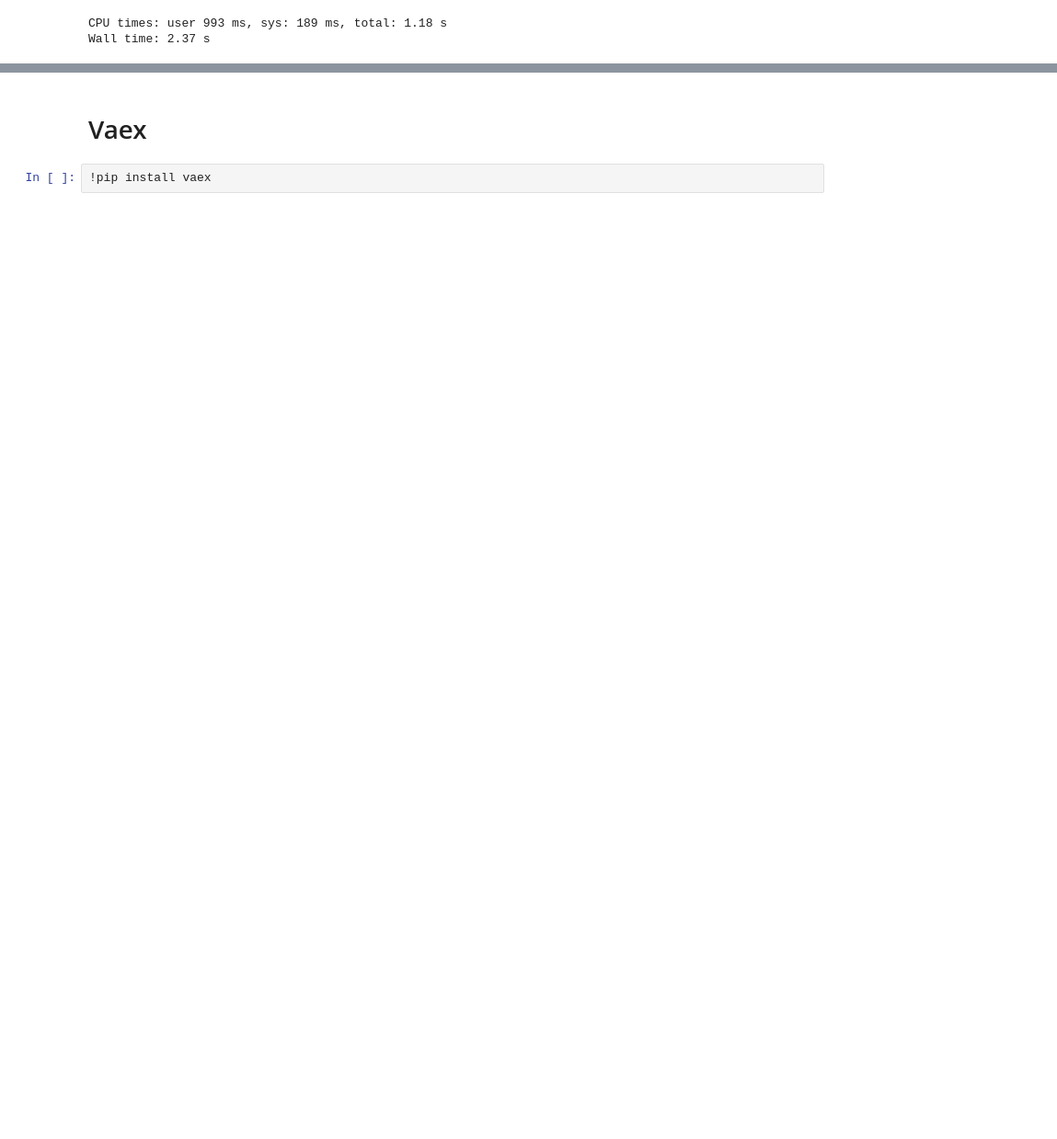
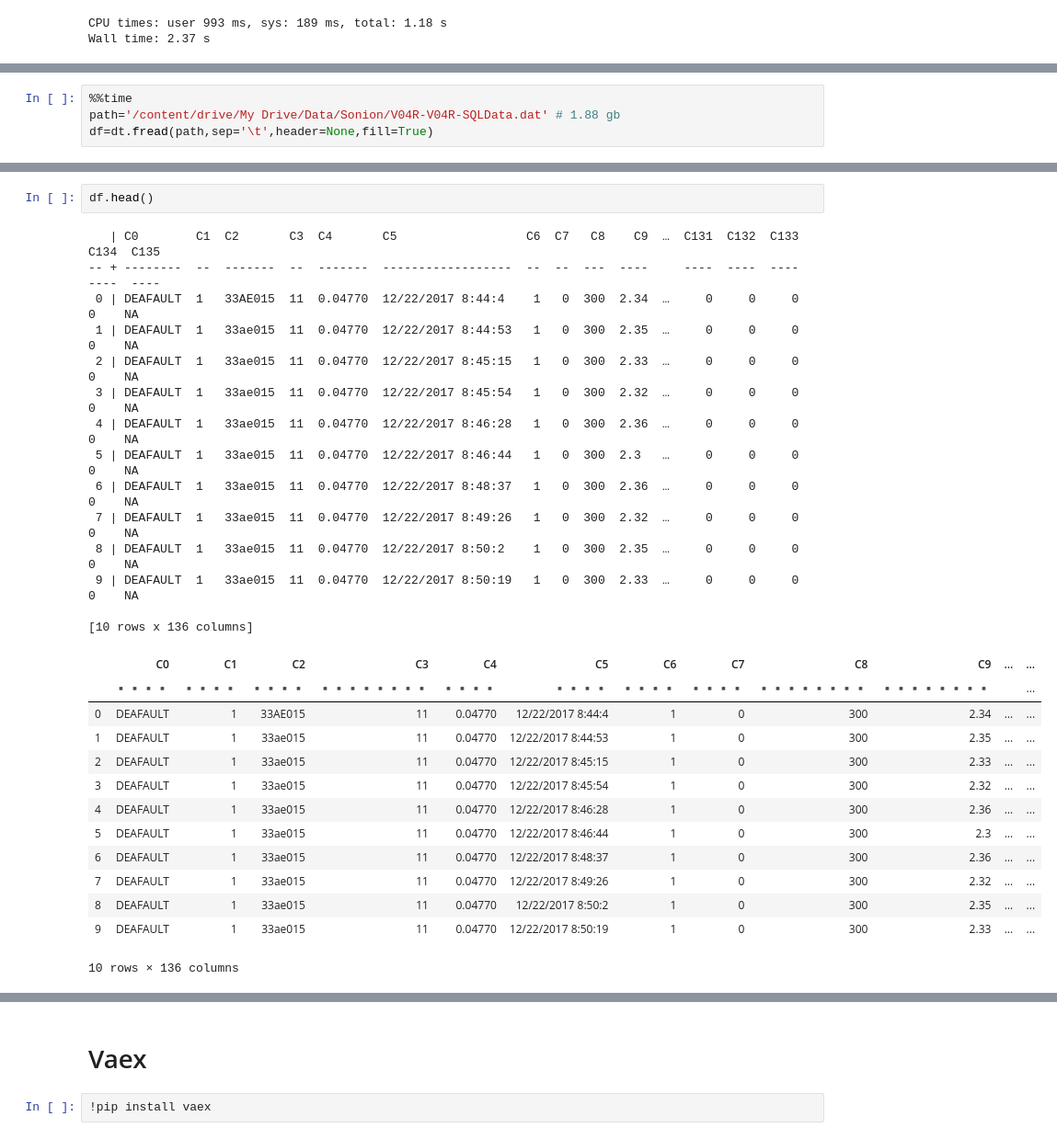
Before and after one commit to duybluemind1988/Data-science, a Jupyter notebook: Sonion/Compare_all_bigdata_method.ipynb, the cells around one changed output, grey strips where cells are left out. Shown at 92% size. Drawn from its saved outputs; the diff is of its cells as text; blank space fills up the shorter version.

```diff
--- a/Sonion/Compare_all_bigdata_method.ipynb
+++ b/Sonion/Compare_all_bigdata_method.ipynb
@@ -389,0 +539,4 @@ Wall time: 2.37 s
+# %%
+%%time
+path='/content/drive/My Drive/Data/Sonion/V04R-V04R-SQLData.dat' # 1.88 gb
+df=dt.fread(path,sep='\t',header=None,fill=True)
@@ -389,0 +546,30 @@ Wall time: 2.37 s
+# %%
+df.head()
+# %% [output]
+   | C0        C1  C2       C3  C4       C5                  C6  C7   C8    C9  …  C131  C132  C133  C134  C135
+-- + --------  --  -------  --  -------  ------------------  --  --  ---  ----     ----  ----  ----  ----  ----
+ 0 | DEAFAULT  1   33AE015  11  0.04770  12/22/2017 8:44:4    1   0  300  2.34  …     0     0     0     0    NA
+ 1 | DEAFAULT  1   33ae015  11  0.04770  12/22/2017 8:44:53   1   0  300  2.35  …     0     0     0     0    NA
+ 2 | DEAFAULT  1   33ae015  11  0.04770  12/22/2017 8:45:15   1   0  300  2.33  …     0     0     0     0    NA
+ 3 | DEAFAULT  1   33ae015  11  0.04770  12/22/2017 8:45:54   1   0  300  2.32  …     0     0     0     0    NA
+ 4 | DEAFAULT  1   33ae015  11  0.04770  12/22/2017 8:46:28   1   0  300  2.36  …     0     0     0     0    NA
+ 5 | DEAFAULT  1   33ae015  11  0.04770  12/22/2017 8:46:44   1   0  300  2.3   …     0     0     0     0    NA
+ 6 | DEAFAULT  1   33ae015  11  0.04770  12/22/2017 8:48:37   1   0  300  2.36  …     0     0     0     0    NA
+ 7 | DEAFAULT  1   33ae015  11  0.04770  12/22/2017 8:49:26   1   0  300  2.32  …     0     0     0     0    NA
+ 8 | DEAFAULT  1   33ae015  11  0.04770  12/22/2017 8:50:2    1   0  300  2.35  …     0     0     0     0    NA
+ 9 | DEAFAULT  1   33ae015  11  0.04770  12/22/2017 8:50:19   1   0  300  2.33  …     0     0     0     0    NA
+
+[10 rows x 136 columns]
+|  | C0 | C1 | C2 | C3 | C4 | C5 | C6 | C7 | C8 | C9 | … | ... |
+|  | ▪▪▪▪ | ▪▪▪▪ | ▪▪▪▪ | ▪▪▪▪▪▪▪▪ | ▪▪▪▪ | ▪▪▪▪ | ▪▪▪▪ | ▪▪▪▪ | ▪▪▪▪▪▪▪▪ | ▪▪▪▪▪▪▪▪ |  | ... |
+| 0 | DEAFAULT | 1 | 33AE015 | 11 | 0.04770 | 12/22/2017 8:44:4 | 1 | 0 | 300 | 2.34 | … | ... |
+| 1 | DEAFAULT | 1 | 33ae015 | 11 | 0.04770 | 12/22/2017 8:44:53 | 1 | 0 | 300 | 2.35 | … | ... |
+| 2 | DEAFAULT | 1 | 33ae015 | 11 | 0.04770 | 12/22/2017 8:45:15 | 1 | 0 | 300 | 2.33 | … | ... |
+| 3 | DEAFAULT | 1 | 33ae015 | 11 | 0.04770 | 12/22/2017 8:45:54 | 1 | 0 | 300 | 2.32 | … | ... |
+| 4 | DEAFAULT | 1 | 33ae015 | 11 | 0.04770 | 12/22/2017 8:46:28 | 1 | 0 | 300 | 2.36 | … | ... |
+| 5 | DEAFAULT | 1 | 33ae015 | 11 | 0.04770 | 12/22/2017 8:46:44 | 1 | 0 | 300 | 2.3 | … | ... |
+| 6 | DEAFAULT | 1 | 33ae015 | 11 | 0.04770 | 12/22/2017 8:48:37 | 1 | 0 | 300 | 2.36 | … | ... |
+| 7 | DEAFAULT | 1 | 33ae015 | 11 | 0.04770 | 12/22/2017 8:49:26 | 1 | 0 | 300 | 2.32 | … | ... |
+| 8 | DEAFAULT | 1 | 33ae015 | 11 | 0.04770 | 12/22/2017 8:50:2 | 1 | 0 | 300 | 2.35 | … | ... |
+| 9 | DEAFAULT | 1 | 33ae015 | 11 | 0.04770 | 12/22/2017 8:50:19 | 1 | 0 | 300 | 2.33 | … | ... |
+10 rows × 136 columns
```
Also changed, not shown: parts of 47 cells of this notebook.
